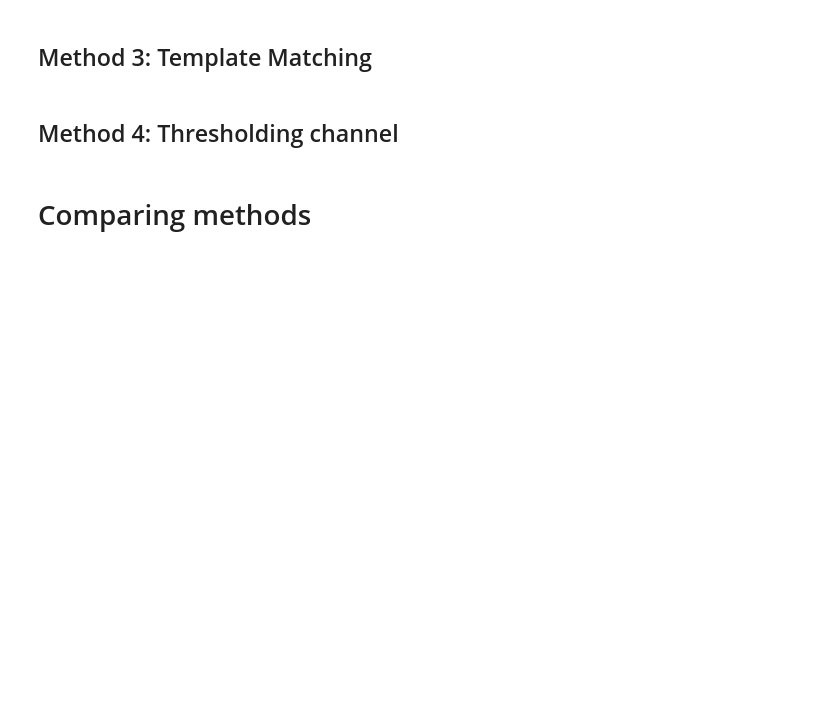
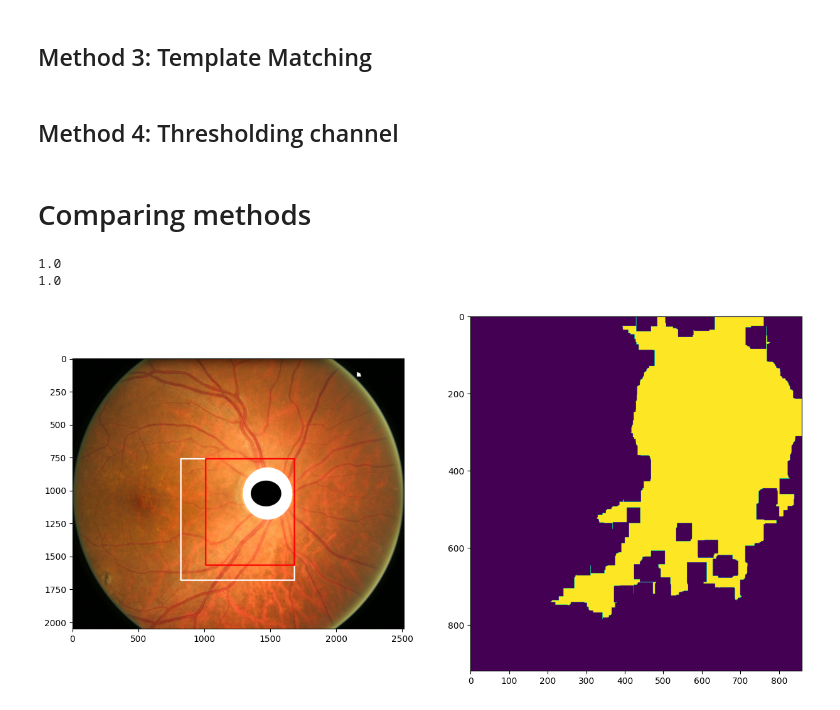
Before and after one commit to AkosKappel/DP-GlaucomaSegmentation, a Jupyter notebook: notebooks/roi.ipynb, the cells around one changed output. Cells and saved outputs as stored; diff of their text form; code cells hidden in the pictures; blank space fills up the shorter version.

Commit message:
new ROI method (combined Temp. matching and Thresh.)

```diff
--- a/notebooks/roi.ipynb
+++ b/notebooks/roi.ipynb
@@ -17,11 +17,16 @@ import os
 # %%
 base_dir = '../data/ORIGA/Images'
 base_mask_dir = '../data/ORIGA/Masks'
+
+idx = 143
 files = os.listdir(base_dir)
-file = os.path.join(base_dir, files[217])
+file = os.path.join(base_dir, files[idx])
+
 bgr_img = cv.imread(file)
 rgb_img = cv.cvtColor(bgr_img, cv.COLOR_BGR2RGB)
 grey_img = cv.cvtColor(bgr_img, cv.COLOR_BGR2GRAY)
+
+mask = cv.imread(os.path.join(base_mask_dir, files[idx].replace('jpg', 'png')), cv.IMREAD_GRAYSCALE)
 # %% [markdown]
 ## Method 1: Intensity weighted centroid
 # %%
@@ -258,7 +267,8 @@ def threshold_channel(image, margin_x: int = 50, margin_y: int = 50, channel: in
     # Crop the image to remove the black background
     if isinstance(crop_size, float):
         crop_size = int(crop_size * image.shape[0])
-    image = image[crop_size: -crop_size, crop_size: -crop_size, :]
+    if crop_size > 0:
+        image = image[crop_size: -crop_size, crop_size: -crop_size, :]
 
     # Get the specified channel (red, green, blue, or grey)
     image = cv.cvtColor(image, cv.COLOR_RGB2GRAY) if channel == -1 else image[..., channel]
@@ -311,6 +321,56 @@ def portion_inside_bbox(binary_mask, bounding_box):
     portion = ones_inside_bbox / total_ones if total_ones > 0 else 0.0
 
     return portion
+# %%
+def extra(image, margin: int = 20):
+    x, y, w, h = template_matching(image, templates, margin_x=0, margin_y=0, scale=0.1, reduce='join')
+    image = image[y:y + h, x:x + w, :]
+
+    r, g, b = cv.split(image)  # Use blue channel for better contrast
+    _, b = cv.threshold(b, 0, 255, cv.THRESH_BINARY + cv.THRESH_OTSU)
+
+    # Refine the mask with morphological operations
+    kernel = cv.getStructuringElement(cv.MORPH_RECT, (35, 35))
+    b = cv.morphologyEx(b, cv.MORPH_CLOSE, kernel)
+
+    # Keep the largest connected component
+    b = keep_largest_component(b)
+    bbox = get_bounding_box(b)
+
+    # Offset the bounding box and add margin
+    bbox = (bbox[0] + x, bbox[1] + y, bbox[2], bbox[3])
+    bbox = (bbox[0] - margin, bbox[1] - margin, bbox[2] + 2 * margin, bbox[3] + 2 * margin)
+
+    # Clip to cropped template image bounds and image bounds
+    bbox = (
+        max(0, bbox[0], x),
+        max(0, bbox[1], y),
+        min(bbox[2] + bbox[0], x + w) - max(0, bbox[0], x),
+        min(bbox[3] + bbox[1], y + h) - max(0, bbox[1], y),
+    )
+
+    return bbox, b, x, y, w, h
+
+
+img = rgb_img.copy()
+bbox, b, x, y, w, h = extra(img)
+
+img = cv.rectangle(img, (x, y), (x + w, y + h), (255, 255, 255), 10)
+img = cv.rectangle(img, (bbox[0], bbox[1]), (bbox[0] + bbox[2], bbox[1] + bbox[3]), (255, 0, 0), 10)
+img[mask == 1] = (255, 255, 255)
+img[mask == 2] = (0, 0, 0)
+
+print(portion_inside_bbox(mask, (x, y, w, h)))
+print(portion_inside_bbox(mask, bbox))
+
+_, ax = plt.subplots(1, 2, figsize=(15, 8))
+ax[0].imshow(img)
+ax[1].imshow(b)
+plt.show()
+# %% [output]
+1.0
+1.0
+[figure, added]
 # %%
 from collections import defaultdict
 
```
Also changed, not shown: parts of 5 cells of this notebook, 1 other file.
